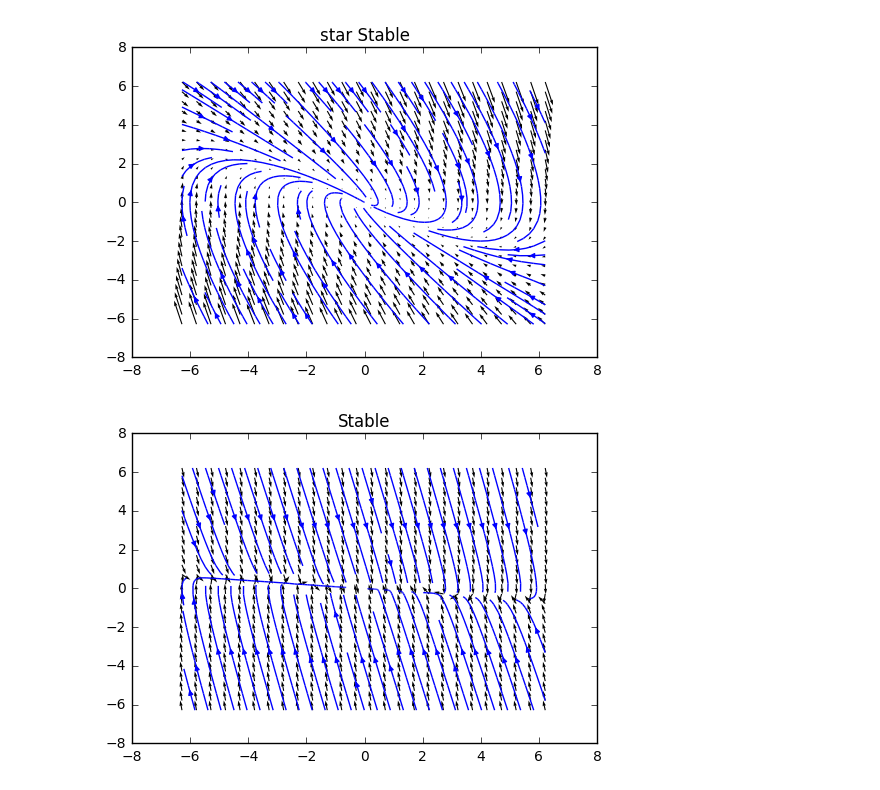
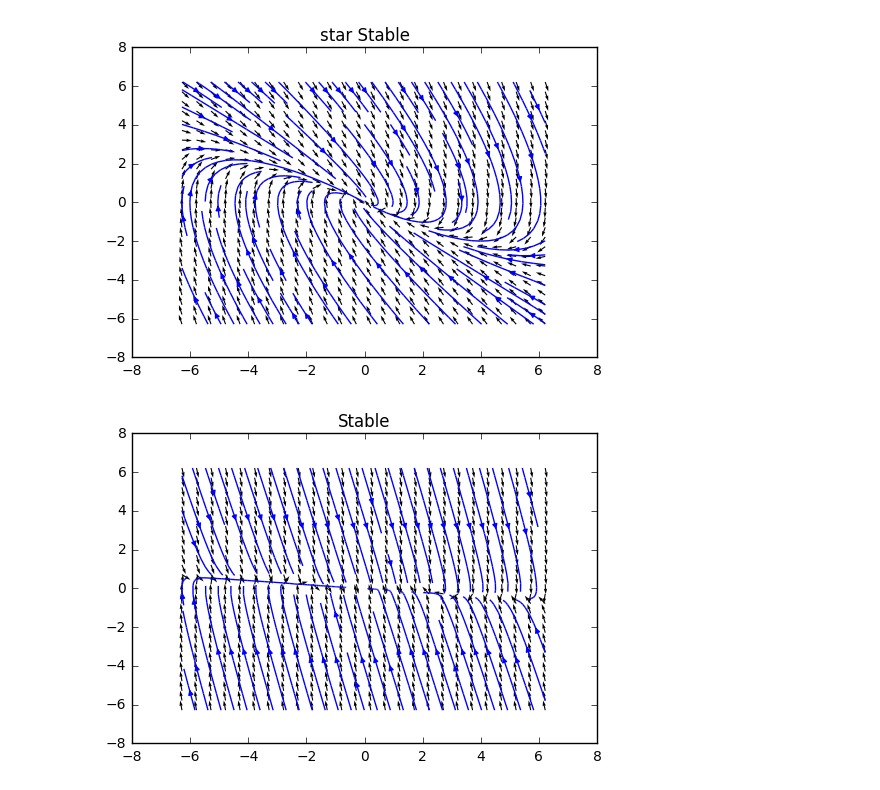
Before and after one commit to nikzcodefreak/nonlineardynamics_ipython, a Jupyter notebook: q1sclab.ipynb, the cells around one changed output. Cells and saved outputs as stored; diff of their text form; code cells hidden in the pictures.

```diff
--- a/q1sclab.ipynb
+++ b/q1sclab.ipynb
@@ -10,12 +10,13 @@ dx=Y
 dy=-(2*Y+X)
 # %%
 plt.figure()
-Q=plt.quiver(X,Y,dx,dy)
+L=np.sqrt((dx**2)+(dy**2))
+Q=plt.quiver(X,Y,dx/L,dy/L)
 strm=plt.streamplot(X,Y,dx,dy)
 plt.title("star Stable")
 plt.show()
 # %% [output]
-[figure, old version]
+[figure, new version]
 # %%
 dx1=Y
 dy1=-(5*Y+0.5*X)
```
